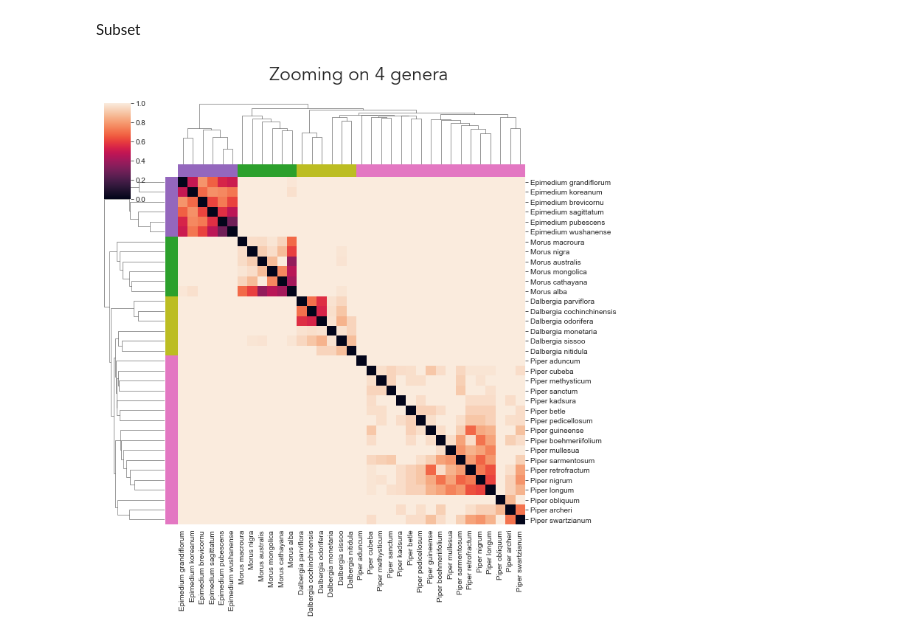
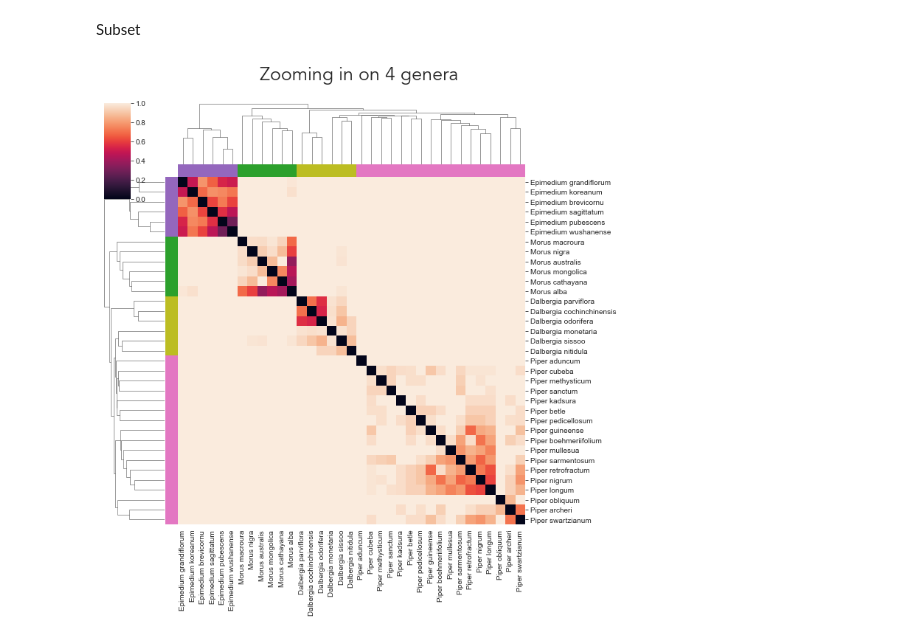
Before and after one commit to enveda/plant-chemical-space, a Jupyter notebook: notebooks/2_chemotaxonomy.ipynb, the cells around one changed output. Saved outputs shown, nothing was run; the diff lists cells and outputs as text; code cells hidden in the pictures.

Commit message:
Change figure title

```diff
--- a/notebooks/2_chemotaxonomy.ipynb
+++ b/notebooks/2_chemotaxonomy.ipynb
@@ -516,29 +516,29 @@ distance_matrix_genus_subset.rename(
 # %%
 g = sns.clustermap(
     distance_matrix_genus_subset,
     cmap='rocket',
     row_cluster=True,
     col_cluster=True,
     row_colors=color_list_subset,
     col_colors=color_list_subset,
     xticklabels=True,
     yticklabels=True,
     dendrogram_ratio=0.15,
     # Font for labels
      annot_kws={"font": "Avenir"}
 )
 
 # Add title and move a bit up with a different font
 g.fig.suptitle(
-    f'Zooming on {len(random_subset_of_genera)} genera',
+    f'Zooming in on {len(random_subset_of_genera)} genera',
     fontsize=25,
     y=1.05,
     font='Avenir',
 )
 
 # Export the figure
 g.savefig('chemotaxonomy_genus_zoom.png', dpi=360)
 
 plt.show()
 # %% [output]
-[figure, old version]
+[figure, new version]
```
Also changed, not shown: 1 other file.
